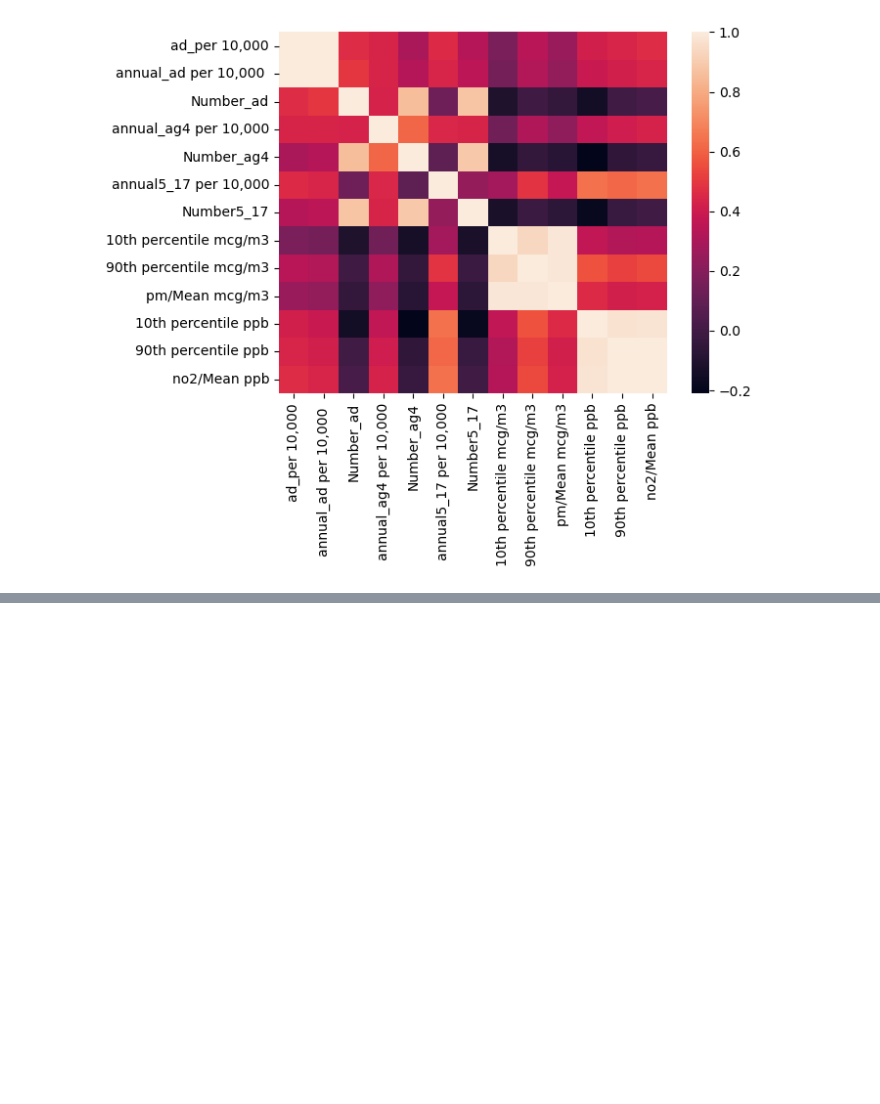
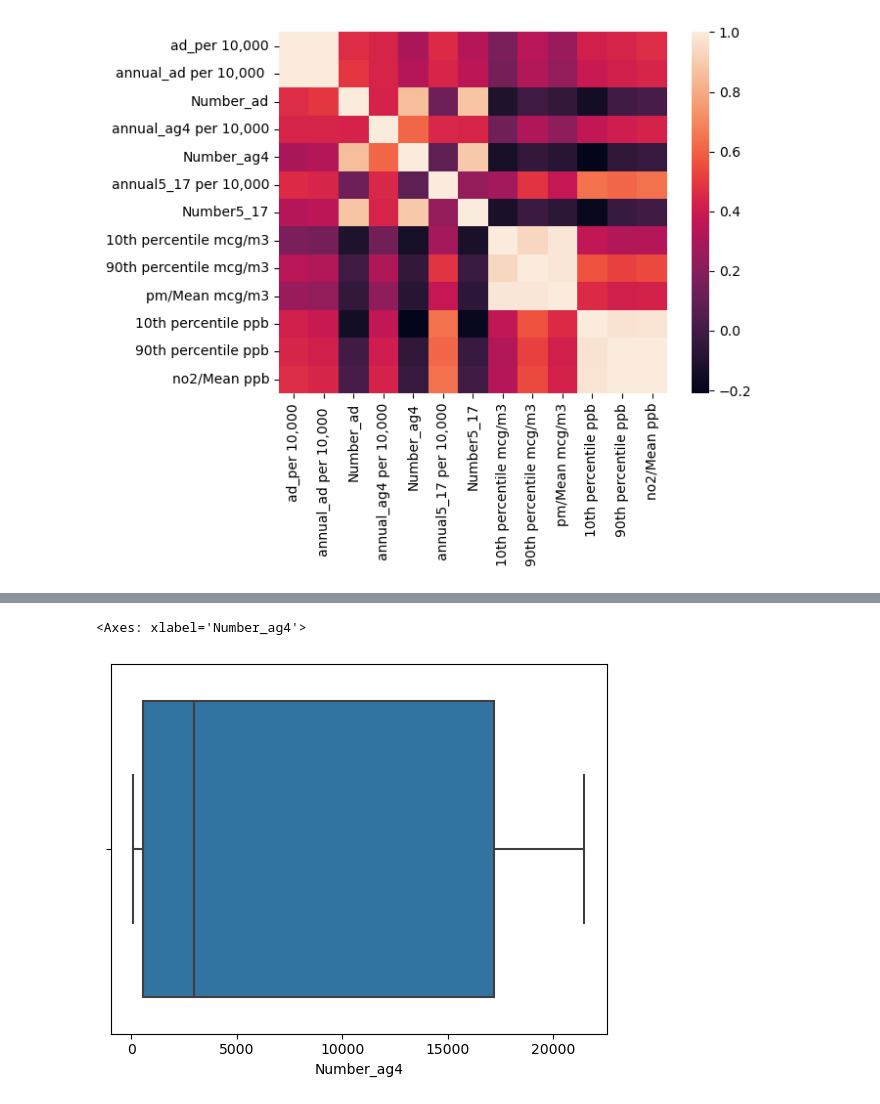
Before and after one commit to Mary080102/Capston-Two, a Jupyter notebook: Air quality- Exploratory Data Analysis.ipynb, the cells around one changed output, grey strips where cells are left out. Drawn from its saved outputs; the diff is of its cells as text; code cells hidden in the pictures; blank space fills up the shorter version.

```diff
--- a/Air quality- Exploratory Data Analysis.ipynb
+++ b/Air quality- Exploratory Data Analysis.ipynb
@@ -136,0 +144,5 @@ sns.heatmap(df_subset.corr())
+# %%
+sns.boxplot(x=df['Number_ag4'])
+# %% [output]
+<Axes: xlabel='Number_ag4'>
+[figure, added]
```
Also changed, not shown: parts of 4 cells of this notebook.
